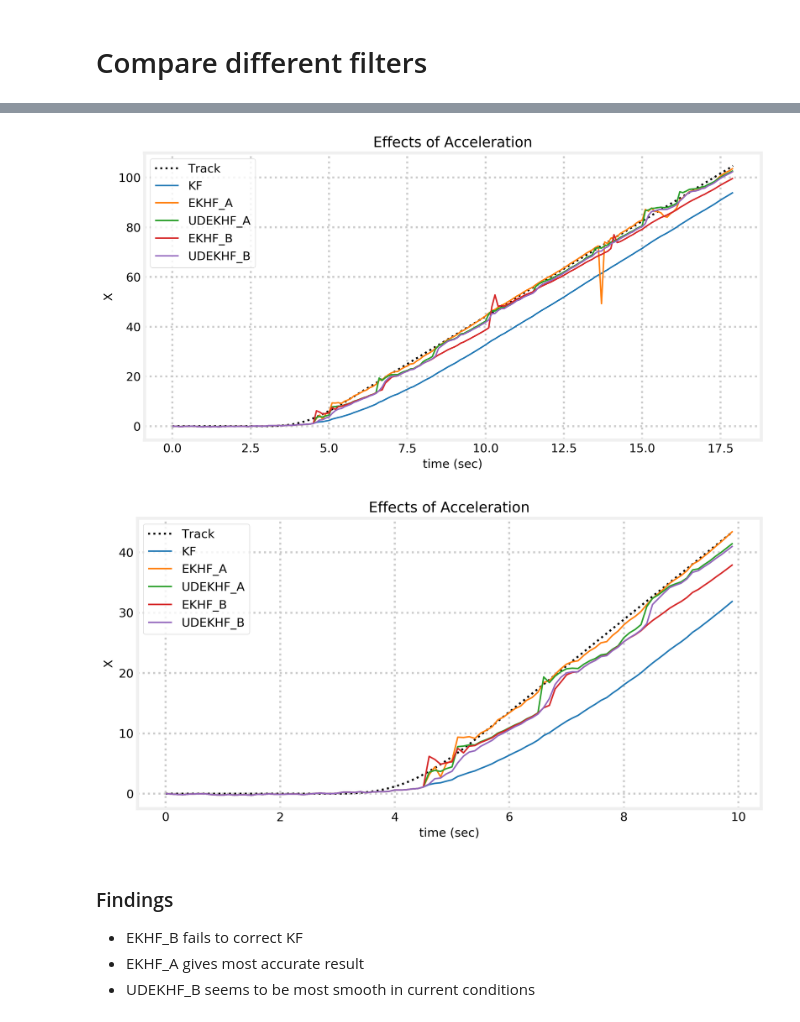
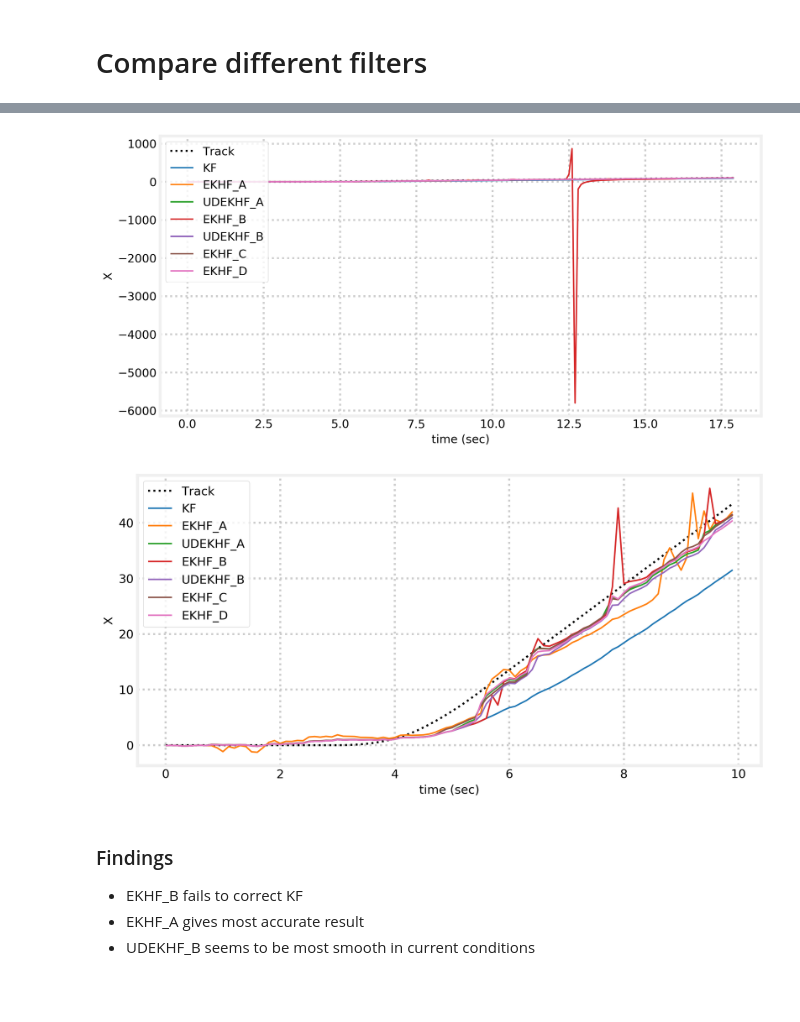
Before and after one commit to shkolnick-kun/kalman_h_infinity_filters, a Jupyter notebook: TestLinear2d.ipynb, the cells around one changed output, grey strips where cells are left out. Saved outputs shown, nothing was run; the diff lists cells and outputs as text; code cells hidden in the pictures; blank space fills up the shorter version.

```diff
--- a/TestLinear2d.ipynb
+++ b/TestLinear2d.ipynb
@@ -119,5 +119,5 @@ bp.plot_measurements(*zip(*zs), alpha=0.5)
 plt.plot(*zip(*track), color='b', label='track')
 plt.axis('equal')
 plt.legend(loc=4)
-bp.set_labels(title='Track vs Measurements', x='X', y='Y')
+bp.set_labels(title='', x='X', y='Y')
 # %% [output]
@@ -172,7 +180,9 @@ filters = {
     'EKHF_A':EKHF_A,
     'UDEKHF_A':UDEKHF_A,
     'EKHF_B':EKHF_B,
-    'UDEKHF_B':UDEKHF_B
+    'UDEKHF_B':UDEKHF_B,
+    'EKHF_C':EKHF_C,
+    'EKHF_D':EKHF_D
 }
 
 track, zs = generate_data(50, sensor_std)
@@ -197,6 +207,6 @@ for fname in list(filters):
     except:
         continue
 
-bp.set_labels(title='Track vs Filters', x='time (sec)', y='X');
+bp.set_labels(title='', x='time (sec)', y='X');
 plt.legend(loc=2);
 # %% [output]
@@ -226,34 +236,34 @@ for fname in list(filters):
     except:
         continue
 
-bp.set_labels(title='Effects of Acceleration', x='time (sec)', y='X');
+bp.set_labels(title='', x='time (sec)', y='X');
 plt.legend(loc=2);
 # %% [output]
-[figure, old version]
+[figure, new version]
 # %%
 # reinitialize filter
 plt.figure(figsize=(10, 5), dpi=300.0)
 bp.plot_track(track2[:100, 0], dt=dt)
 
 for fname in list(filters):
     try:
         # initialize filter
         cvfilter = make_cv_filter(dt, sensor_std, filters[fname])
         initialize_filter(cvfilter)
         # run filter
         kxs = []
         for z in z_xs2[:100]:
             cvfilter.predict_update(z, cv_filter_HJacobian, cv_filter_Hx)
             kxs.append(cvfilter.x_post)
         kxs = np.array(kxs)
         bp.plot_filter(kxs[:, 0], dt=dt, label=fname, c = None)
     except:
         continue
 
-bp.set_labels(title='Effects of Acceleration', x='time (sec)', y='X');
+bp.set_labels(title='', x='time (sec)', y='X');
 plt.legend(loc=2);
 # %% [output]
-[figure, old version]
+[figure, new version]
 # %% [markdown]
 ### Findings
 * EKHF_B fails to correct KF
```
Also changed, not shown: parts of 35 cells of this notebook, 5 other files.
